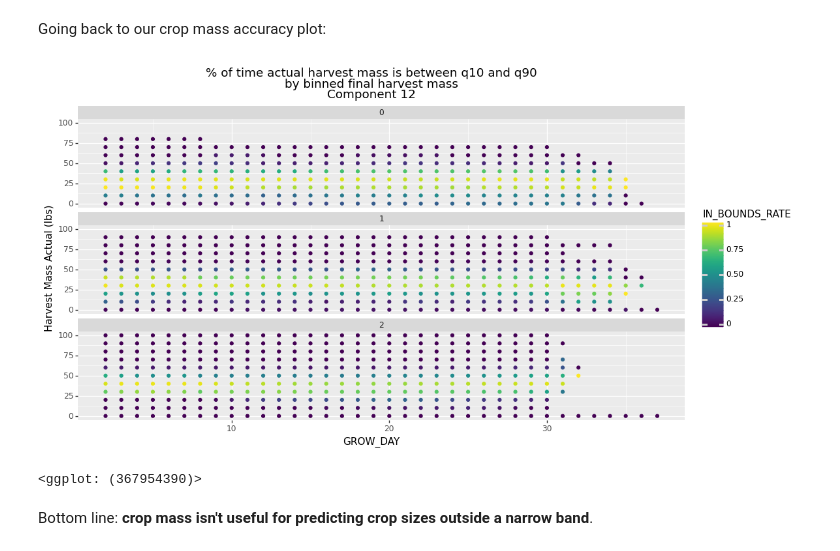
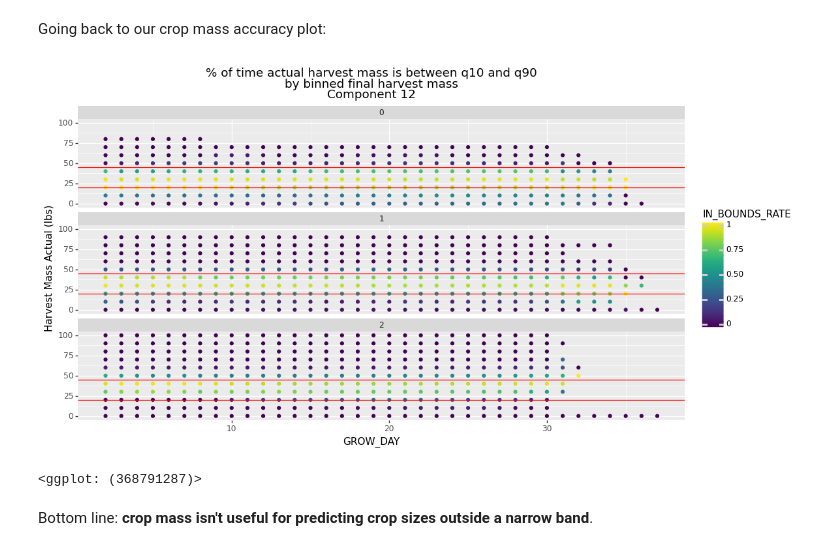
Before and after one commit to pmccarthy-bowery/analyses, a Jupyter notebook: 20221214 - Crop mass as it pertains to O&C.ipynb, the cells around one changed output. Drawn from its saved outputs; the diff is of its cells as text; code cells hidden in the pictures.

```diff
--- a/20221214 - Crop mass as it pertains to O&C.ipynb
+++ b/20221214 - Crop mass as it pertains to O&C.ipynb
@@ -389,7 +395,7 @@ qry = """
    case when harvest_mass_lbs between q10_predicted_harvest_mass_lbs and q90_predicted_harvest_mass_lbs then 1 else 0 end as in_bounds
   from mass_preds m
   join warehouse.dm_crops c using(crop_id)
-  where component_id = 12
+  --where component_id = 12
   )
     select model_description,
     grow_day,
@@ -405,15 +411,17 @@ df = pd.read_sql(qry,conn)
 # %%
 (
     ggplot(df, aes(x='GROW_DAY',y='HARVEST_MASS_LBS_BINS',color='IN_BOUNDS_RATE'))
     + geom_point()
+    + geom_hline(yintercept=20,color='red')
+    + geom_hline(yintercept=45,color='red')
     + facet_wrap('MODEL_DESCRIPTION',ncol=1)
     + theme(figure_size=(12,6))
     + ylim(0,100)
     + labs(y='Harvest Mass Actual (lbs)')
     + ggtitle("% of time actual harvest mass is between q10 and q90\nby binned final harvest mass\nComponent 12")
 )
 # %% [output]
-[figure, old version]
+[figure, new version]
-<ggplot: (367954390)>
+<ggplot: (368791287)>
 # %% [markdown]
 Bottom line: **crop mass isn't useful for predicting crop sizes outside a narrow band**.
```
Also changed, not shown: parts of 22 cells of this notebook.
